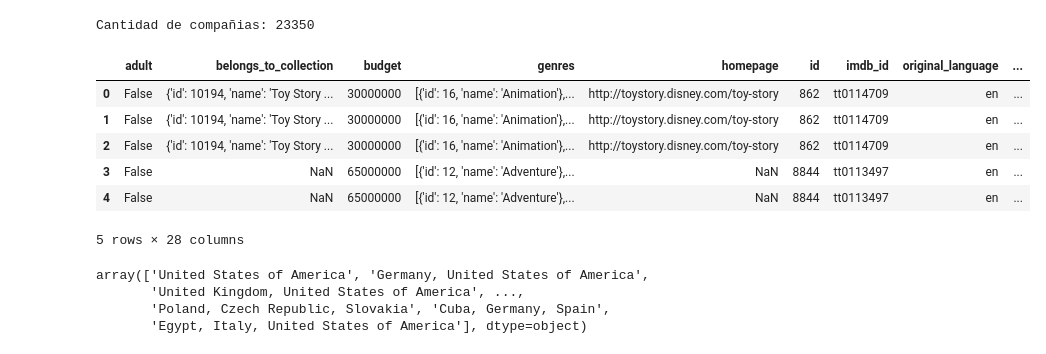
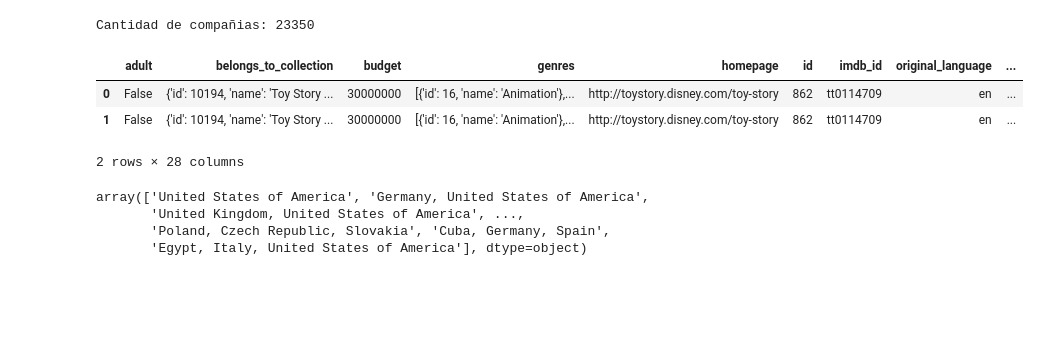
Before and after one commit to agusvaldes/fast-api, a Jupyter notebook: proyecto1_recomendacion_peliculas.ipynb, the cells around one changed output. Drawn from its saved outputs; the diff is of its cells as text; code cells hidden in the pictures; blank space fills up the shorter version.

```diff
--- a/proyecto1_recomendacion_peliculas.ipynb
+++ b/proyecto1_recomendacion_peliculas.ipynb
@@ -209,26 +184,23 @@ Cantidad de compañias: 23350
 # %%
 # Función personalizada para normalizar la columna "production_countries"
 def normalize_production_countries(value):
     try:
         pattern = r"'name':\s+'(.*?)'"
         matches = re.findall(pattern, value)
         return ', '.join(matches)
     except (TypeError, AttributeError):
         return ''
 
 # Aplicamos la función personalizada a cada elemento de la columna "production_countries"
 df['country'] = df['production_countries'].apply(normalize_production_countries)
 
 # Imprimimos el DataFrame con la columna de países de producción normalizada
-df.head()
+df.head(2)
 # %% [output]
 |  | adult | belongs_to_collection | budget | genres | homepage | id | imdb_id | original_language | ... |
 | 0 | False | {'id': 10194, 'name': 'Toy Story ... | 30000000 | [{'id': 16, 'name': 'Animation'},... | http://toystory.disney.com/toy-story | 862 | tt0114709 | en | ... |
 | 1 | False | {'id': 10194, 'name': 'Toy Story ... | 30000000 | [{'id': 16, 'name': 'Animation'},... | http://toystory.disney.com/toy-story | 862 | tt0114709 | en | ... |
-| 2 | False | {'id': 10194, 'name': 'Toy Story ... | 30000000 | [{'id': 16, 'name': 'Animation'},... | http://toystory.disney.com/toy-story | 862 | tt0114709 | en | ... |
-| 3 | False | NaN | 65000000 | [{'id': 12, 'name': 'Adventure'},... | NaN | 8844 | tt0113497 | en | ... |
-| 4 | False | NaN | 65000000 | [{'id': 12, 'name': 'Adventure'},... | NaN | 8844 | tt0113497 | en | ... |
-5 rows × 28 columns
+2 rows × 28 columns
 # %%
 df.country.unique()
 # %% [output]
```
Also changed, not shown: parts of 9 cells of this notebook, 2 other files.
